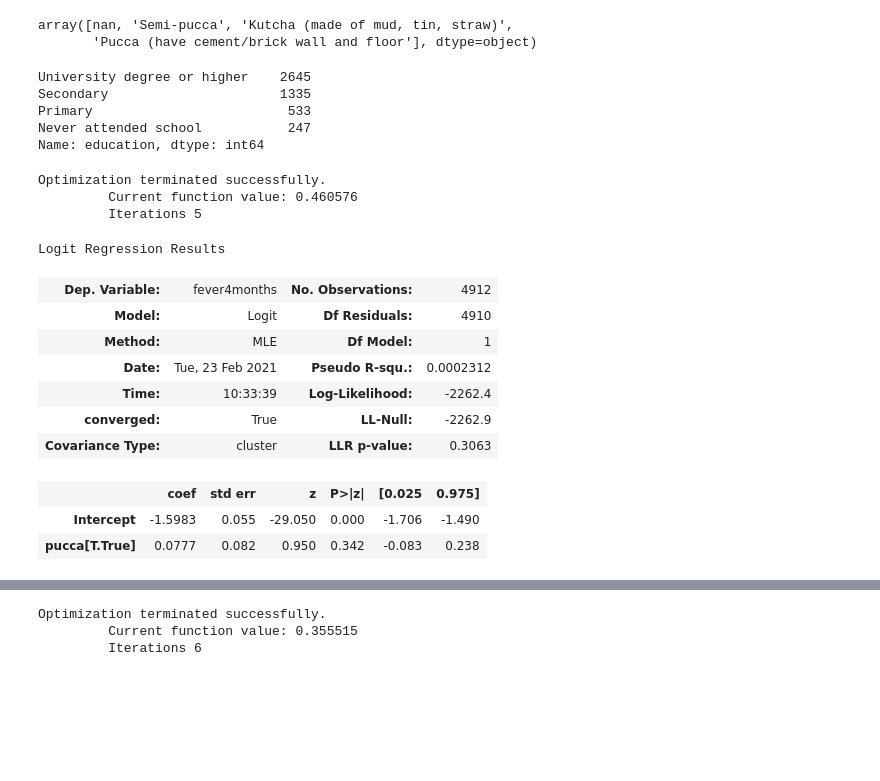
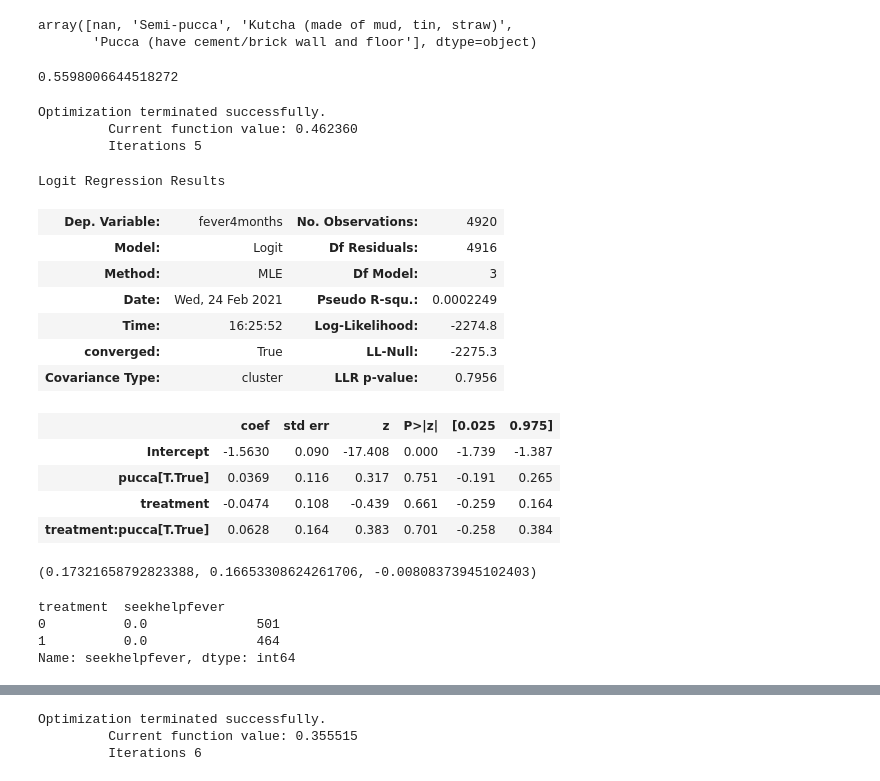
Before and after one commit to vlab-research/vlab, a Jupyter notebook: responses.ipynb, the cells around one changed output, grey strips where cells are left out. Cells and saved outputs as stored; diff of their text form; code cells hidden in the pictures; blank space fills up the shorter version.

```diff
--- a/responses.ipynb
+++ b/responses.ipynb
@@ -216,0 +784,24 @@ def reg(form, dat, weights_var='waves_answered'):
+# %%
+import theano.tensor as tt
+import pymc3 as pm
+
+stratumid = d.stratumid.astype('category').cat.codes
+treatment = np.repeat(d.treatment.values, 4).reshape(-1, 4)
+P = 80
+y = d.timeseekhelpfever.cat.codes
+levels = 4
+
+with pm.Model() as categorical_model:
+    intercept = pm.Normal('intercept', mu=0, sigma=1, shape=levels)
+    stratumid_sigma = pm.HalfCauchy("stratumid_sigma", 2.0)
+
+    a_offset = pm.Normal("a_offset", mu=0, sigma=1, shape=(P, levels))
+    a = pm.Deterministic("a", a_offset*stratumid_sigma)
+
+    b = pm.Normal("b", mu=0, sigma=1, shape=levels)
+
+    eta = intercept + a[stratumid] + b*treatment
+    p = pm.Deterministic('p', tt.nnet.softmax(eta))
+    yl = pm.Categorical('obs', p=p, observed=y)
+
+    trace = pm.sample(draws=4_000, tune=4_000, return_inferencedata=False, target_accept=0.9)
@@ -216,0 +947,2 @@ def reg(form, dat, weights_var='waves_answered'):
+# %%
+ddb = ddb.merge(dd[['stratumid', 'pre_seekhelpfever']])
@@ -231,0 +988,7 @@ ddb.columns
+# %%
+from mnm.prep import cast_number
+
+ddb['age'] = ddb.age.map(lambda a: cast_number(0, 100, a))
+ddb['young'] = ddb.age < 30
+# %%
+ddb['female'] = (ddb.gender.notna() & (ddb.gender == 'Female') )
@@ -237,11 +1068,3 @@ array([nan, 'Semi-pucca', 'Kutcha (made of mud, tin, straw)',
 # %%
 ddb['kutcha'] = ddb.dwelling == 'Kutcha (made of mud, tin, straw)'
 ddb['pucca'] = ddb.dwelling == 'Pucca (have cement/brick wall and floor'
-# %%
-ddb.education.value_counts()
-# %% [output]
-University degree or higher    2645
-Secondary                      1335
-Primary                         533
-Never attended school           247
-Name: education, dtype: int64
@@ -248,17 +1075,23 @@ Name: education, dtype: int64
+# %%
+ddb.testmalaria.mean()
+# %% [output]
+0.5598006644518272
 # %%
-reg('ths ~ pucca', ddb[ddb.dwelling.notna() & ddb.fever4months.notna()])
+reg('fever4months ~ treatment*pucca', ddb[ddb.dwelling.notna() & ddb.fever4months.notna()])
 # %% [output]
 Optimization terminated successfully.
-         Current function value: 0.460576
+         Current function value: 0.462360
          Iterations 5
 Logit Regression Results
-| Dep. Variable: | fever4months | No. Observations: | 4912 |
-| Model: | Logit | Df Residuals: | 4910 |
-| Method: | MLE | Df Model: | 1 |
-| Date: | Tue, 23 Feb 2021 | Pseudo R-squ.: | 0.0002312 |
-| Time: | 10:33:39 | Log-Likelihood: | -2262.4 |
-| converged: | True | LL-Null: | -2262.9 |
-| Covariance Type: | cluster | LLR p-value: | 0.3063 |
+| Dep. Variable: | fever4months | No. Observations: | 4920 |
+| Model: | Logit | Df Residuals: | 4916 |
+| Method: | MLE | Df Model: | 3 |
+| Date: | Wed, 24 Feb 2021 | Pseudo R-squ.: | 0.0002249 |
+| Time: | 16:25:52 | Log-Likelihood: | -2274.8 |
+| converged: | True | LL-Null: | -2275.3 |
+| Covariance Type: | cluster | LLR p-value: | 0.7956 |
 |  | coef | std err | z | P>|z| | [0.025 | 0.975] |
-| Intercept | -1.5983 | 0.055 | -29.050 | 0.000 | -1.706 | -1.490 |
-| pucca[T.True] | 0.0777 | 0.082 | 0.950 | 0.342 | -0.083 | 0.238 |
+| Intercept | -1.5630 | 0.090 | -17.408 | 0.000 | -1.739 | -1.387 |
+| pucca[T.True] | 0.0369 | 0.116 | 0.317 | 0.751 | -0.191 | 0.265 |
+| treatment | -0.0474 | 0.108 | -0.439 | 0.661 | -0.259 | 0.164 |
+| treatment:pucca[T.True] | 0.0628 | 0.164 | 0.383 | 0.701 | -0.258 | 0.384 |
@@ -264,0 +1100,11 @@ Logit Regression Results
+# %%
+get_percentages(-1.5630, -0.0474)
+# %% [output]
+(0.17321658792823388, 0.16653308624261706, -0.00808373945102403)
+# %%
+ddb[ddb.seekhelpfever.notna()].groupby('treatment').seekhelpfever.value_counts()
+# %% [output]
+treatment  seekhelpfever
+0          0.0              501
+1          0.0              464
+Name: seekhelpfever, dtype: int64
```
Also changed, not shown: parts of 193 cells of this notebook, 5 other files.
